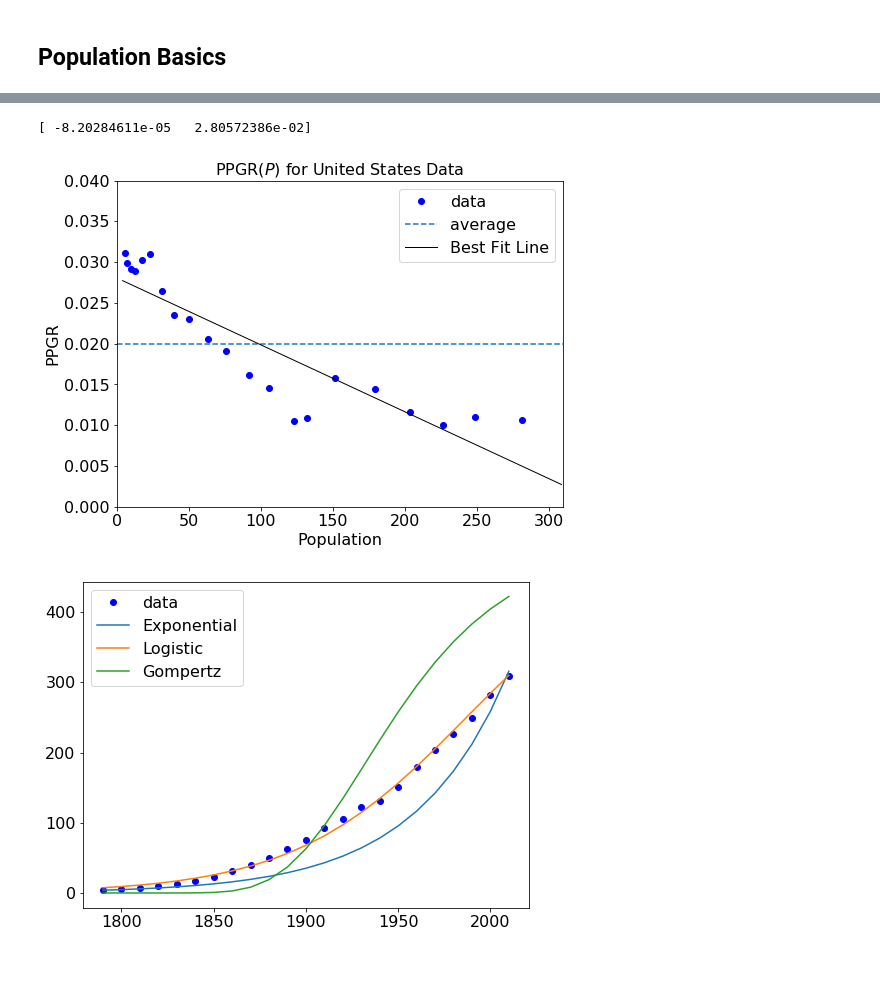
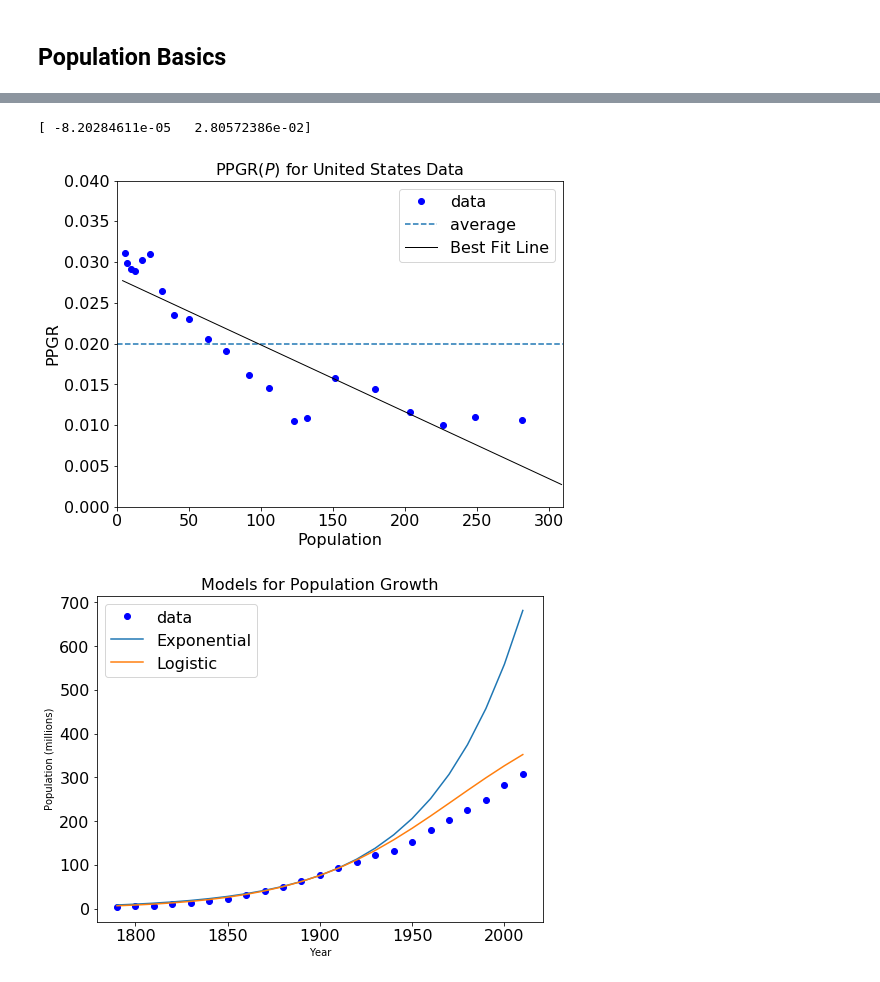
Before and after one commit to BananaBonanza/cwuMath475, a Jupyter notebook: PopBasics.ipynb, the cells around one changed output, grey strips where cells are left out. Saved outputs shown, nothing was run; the diff lists cells and outputs as text; code cells hidden in the pictures.

```diff
--- a/PopBasics.ipynb
+++ b/PopBasics.ipynb
@@ -72,6 +72,7 @@ plt.title('PPGR($P$) for United States Data', fontsize=16)
 plt.legend(loc=1, fontsize=16)
 plt.xlim([0, 310])
 plt.ylim([0.000,0.040])
+plt.savefig('USPPGRGraph.png')
 plt.show()
 plt.close()
 
@@ -104,39 +105,43 @@ def US_log(t,P0,L):
     A = ((L-P0)/P0)
     T = L
     B = 1 + A*np.exp(-r*t)
     return T/B
 
 #Gompertz Model
-def US_Gomp(t,P0,L):
-    r = avgPPGR/(-(P0/L)+1)
-    log = np.log(L/P0)
-    exp = -log*np.exp(-r*t)
-    return L*np.exp(exp)
+#def US_Gomp(t,P0,L):
+#    r = avgPPGR/(-(P0/L)+1)
+#    log = np.log(L/P0)
+#    exp = -log*np.exp(-r*t)
+#    return L*np.exp(exp)
 
 #I will next set a value for the limit of growth in the US. At present, this value is arbitrary.
 #Hopefully I will be able to find a better value for this later.
 
 L = 500
 
 """For the sake of experimentation, the following is a test of the defined function above. Delete these three quotation
 marks and the ones from the documentation below in order to comment it out."""
 plt.figure(figsize=(8,6))
 #
 #First, the data
 plt.plot(USYears, USPop, 'o', color='b', label='data')
 #Next, the possible exponential function
-plt.plot(USYears, US_exp(USYears-1790,USPop[0],avgPPGR), label='Exponential')
+plt.plot(USYears, US_exp(USYears-1900,USPop[11],avgPPGR), label='Exponential')
 #A possible logistic model
-plt.plot(USYears, US_log(USYears-1860,USPop[7],L), label = 'Logistic')
+plt.plot(USYears, US_log(USYears-1900,USPop[11],L), label = 'Logistic')
 #and finally a possible Gompertz model
-plt.plot(USYears, US_Gomp(USYears-1900,USPop[10],L), label = 'Gompertz')
+#plt.plot(USYears, US_Gomp(USYears-1900,USPop[10],L), label = 'Gompertz')
 plt.legend(loc=2, fontsize=16)
+plt.title('Models for Population Growth', fontsize=16)
+plt.xlabel('Year')
+plt.ylabel('Population (millions)')
+plt.savefig('USModelsFirst.png')
 plt.show()
 plt.close()
 
 #Remove the pound to comment out the above plot"""
 # %% [output]
 [figure]
 [ -8.20284611e-05   2.80572386e-02]
 [figure]
-[figure, old version]
+[figure, new version]
```
Also changed, not shown: 7 other files.
